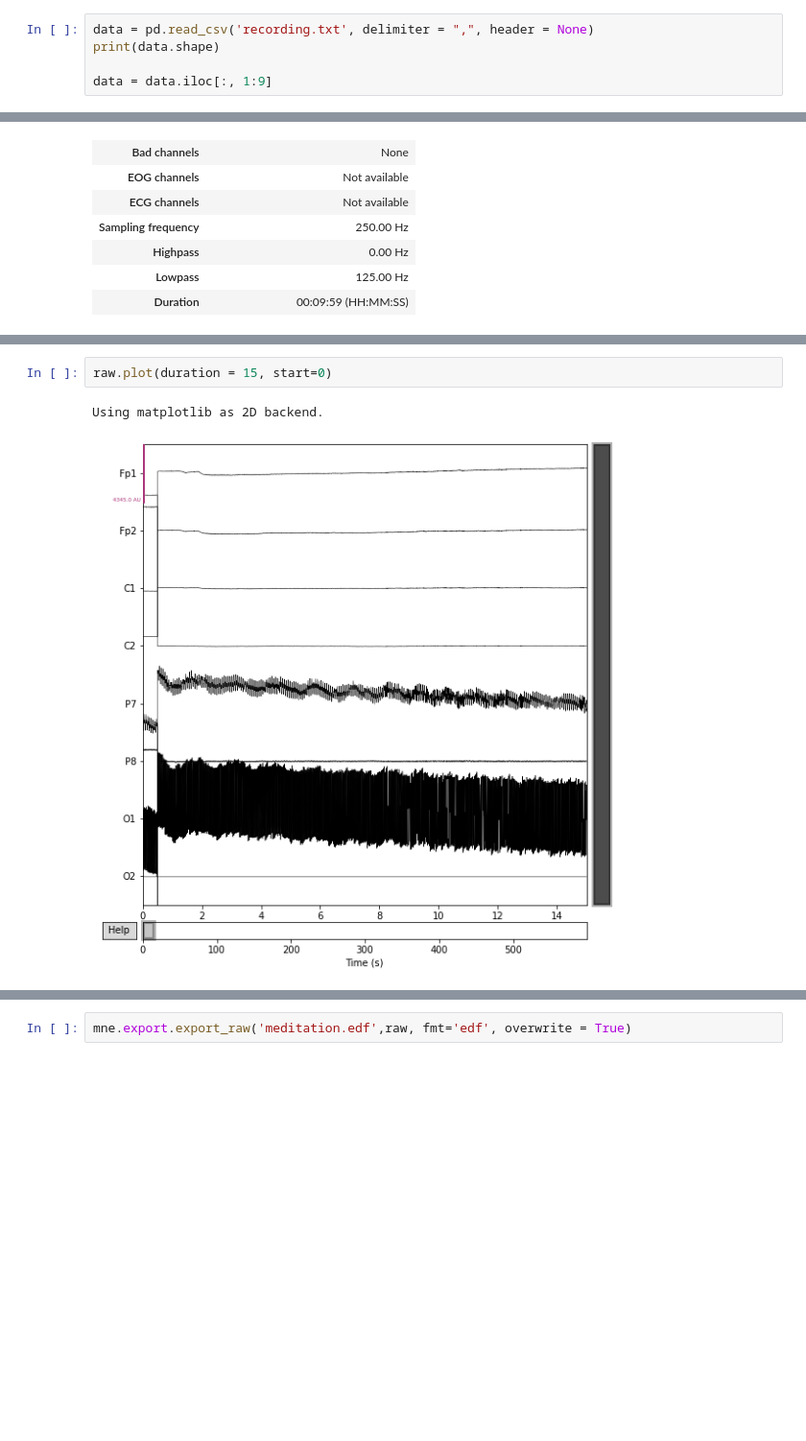
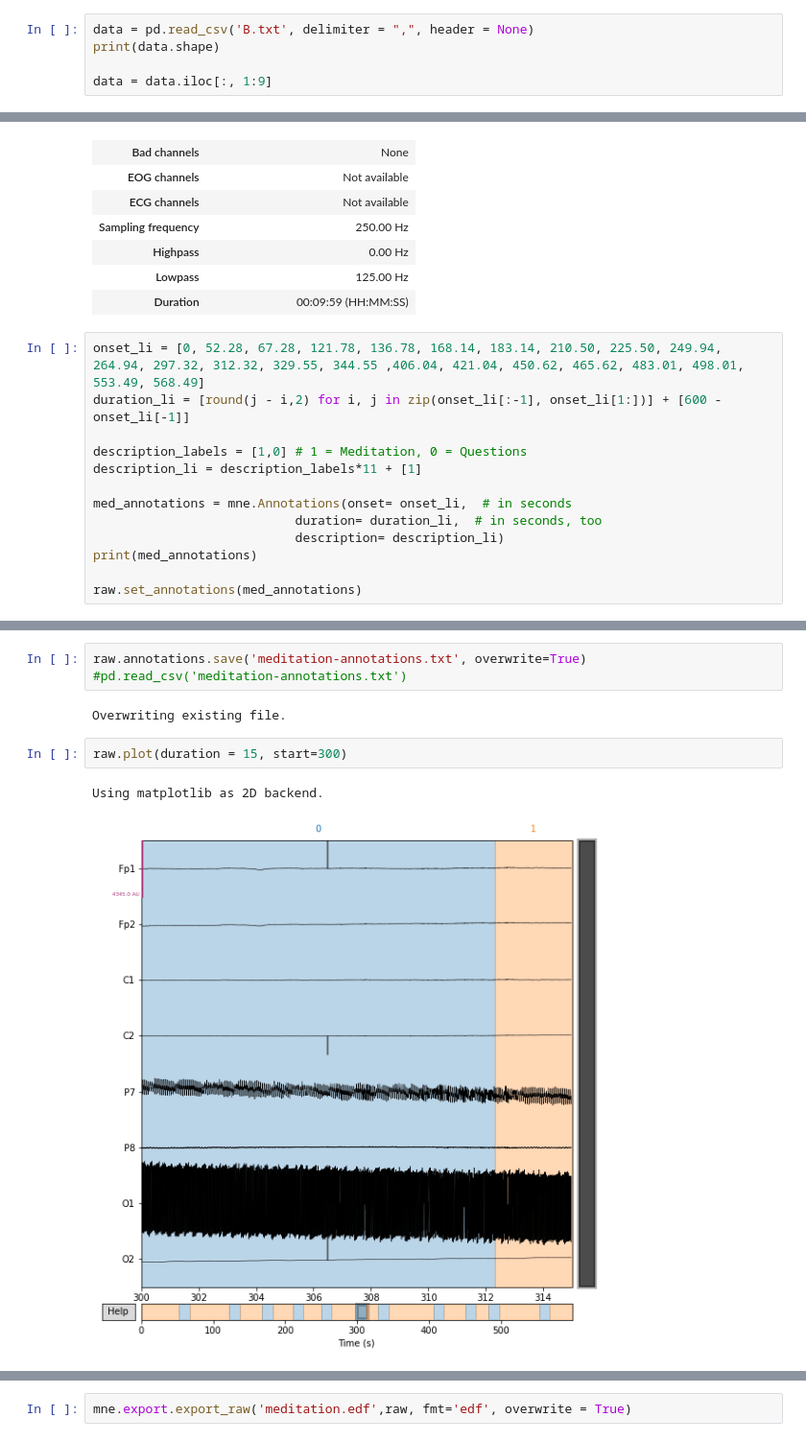
Before and after one commit to joshsalce/189_Final_Project, a Jupyter notebook: DataCollection.ipynb, the cells around one changed output, grey strips where cells are left out. Shown: that part at 96% size. Cells and saved outputs as stored; diff of their text form; blank space fills up the shorter version.

```diff
--- a/DataCollection.ipynb
+++ b/DataCollection.ipynb
@@ -26,5 +28,5 @@ import mne
 # %%
-data = pd.read_csv('recording.txt', delimiter = ",", header = None)
+data = pd.read_csv('B.txt', delimiter = ",", header = None)
 print(data.shape)
 
 data = data.iloc[:, 1:9]
@@ -67,3 +69,16 @@ Ready.
 | Highpass | 0.00 Hz |
 | Lowpass | 125.00 Hz |
 | Duration | 00:09:59 (HH:MM:SS) |
+# %%
+onset_li = [0, 52.28, 67.28, 121.78, 136.78, 168.14, 183.14, 210.50, 225.50, 249.94, 264.94, 297.32, 312.32, 329.55, 344.55 ,406.04, 421.04, 450.62, 465.62, 483.01, 498.01, 553.49, 568.49]
+duration_li = [round(j - i,2) for i, j in zip(onset_li[:-1], onset_li[1:])] + [600 - onset_li[-1]]
+
+description_labels = [1,0] # 1 = Meditation, 0 = Questions
+description_li = description_labels*11 + [1]
+
+med_annotations = mne.Annotations(onset= onset_li,  # in seconds
+                           duration= duration_li,  # in seconds, too
+                           description= description_li)
+print(med_annotations)
+
+raw.set_annotations(med_annotations)
@@ -70,5 +98,10 @@ Ready.
+# %%
+raw.annotations.save('meditation-annotations.txt', overwrite=True)
+#pd.read_csv('meditation-annotations.txt')
+# %% [output]
+Overwriting existing file.
 # %%
-raw.plot(duration = 15, start=0)
+raw.plot(duration = 15, start=300)
 # %% [output]
 Using matplotlib as 2D backend.
-[figure, old version]
+[figure, new version]
```
Also changed, not shown: parts of 8 cells of this notebook, 3 other files.
